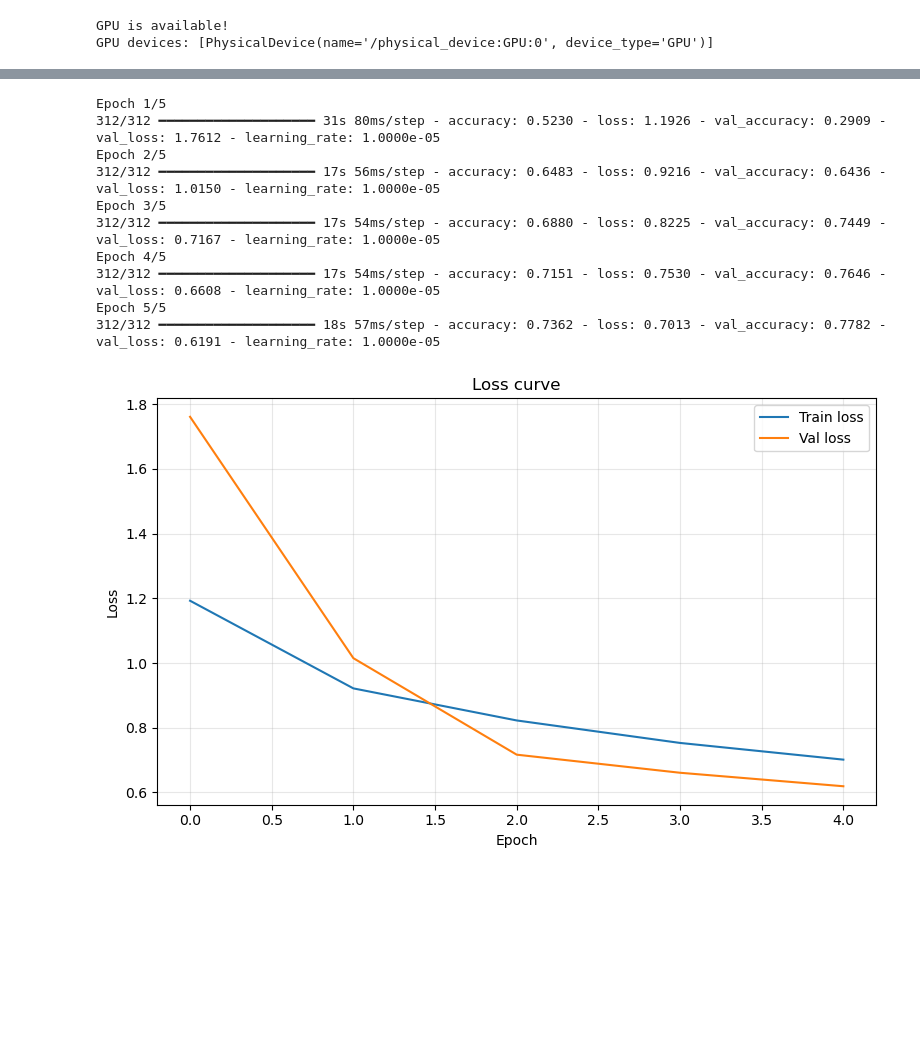
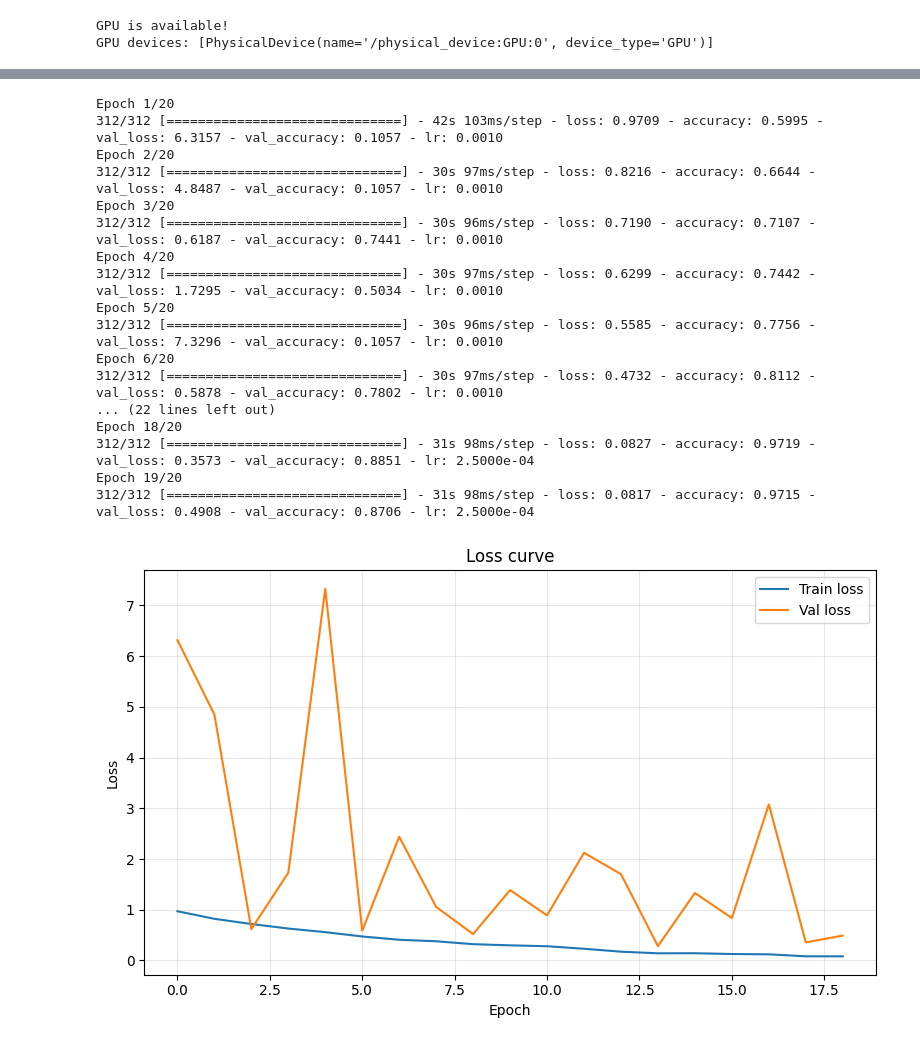
Before and after one commit to ShulimanHossain/CT-Based-Multiclass-Kidney-Disease-Classification-Using-Convolutional-Neural-Networks, a Jupyter notebook: custom_cnn.ipynb, the cells around one changed output, grey strips where cells are left out. Saved outputs shown, nothing was run; the diff lists cells and outputs as text; code cells hidden in the pictures; blank space fills up the shorter version.

Commit message:
Apply the augmentation and class weight

```diff
--- a/custom_cnn.ipynb
+++ b/custom_cnn.ipynb
@@ -30,9 +31,10 @@ input_shape=(224,224,1)
 IMG_SIZE = 224
 BATCH_SIZE = 32
 NUM_CLASSES = 4
-EPOCHS = 5
+EPOCHS = 20
 DATASET_PATH = "CT-KIDNEY-DATASET-Normal-Cyst-Tumor-Stone"
 SEED=42
+AUTOTUNE= tf.data.AUTOTUNE
 np.random.seed(SEED)
 tf.random.set_seed(SEED)
 
@@ -58,13 +60,40 @@ val_data =  image_dataset_from_directory(
     color_mode="grayscale"
 )
 
+
+
 class_names = train_data.class_names
 print("Classes:", class_names)
 NUM_CLASSES = len(class_names)
+data_augmentation = tf.keras.Sequential([
+    tf.keras.layers.RandomFlip("horizontal"),
+    tf.keras.layers.RandomRotation(0.1),
+    tf.keras.layers.RandomZoom(0.1),
+], name="augmentation")
 normalization_layer = tf.keras.layers.Rescaling(1./255)
+train_data = (train_data
+              .map(lambda x, y: (normalization_layer(x), y), num_parallel_calls=AUTOTUNE)
+              .cache()
+              .map(lambda x, y: (data_augmentation(x, training=True), y), num_parallel_calls=AUTOTUNE)
+              .prefetch(AUTOTUNE))
 
-train_data = train_data.map(lambda x, y: (normalization_layer(x), y))
-val_data   = val_data.map(lambda x, y: (normalization_layer(x), y))
+val_data = (val_data
+            .map(lambda x, y: (normalization_layer(x), y), num_parallel_calls=AUTOTUNE)
+            .cache()
+            .prefetch(AUTOTUNE))
+
+all_labels = []
+for _, labels in train_data:
+    all_labels.extend(np.argmax(labels.numpy(), axis=1))
+all_labels = np.array(all_labels)
+
+class_weights = compute_class_weight(
+    class_weight="balanced",
+    classes=np.unique(all_labels),
+    y=all_labels
+)
+class_weight = dict(enumerate(class_weights))
+print("Class weights:", class_weight)
 # %% [output]
 Found 12446 files belonging to 4 classes.
 Using 9957 files for training.
@@ -108,46 +148,54 @@ model=kf.Sequential([
     Dense(256,activation="relu"),
     Dropout(0.5),
     Dense(NUM_CLASSES,activation="softmax")
 ])
 model.compile(
-    optimizer=kf.optimizers.Adam(learning_rate=1e-5),
+    optimizer=kf.optimizers.Adam(learning_rate=1e-3),
     loss="categorical_crossentropy",
     metrics=["accuracy"]
 )
 
 callbacks = [
     EarlyStopping(monitor='val_loss', patience=5, restore_best_weights=True),
     ReduceLROnPlateau(monitor='val_loss', factor=0.5, patience=3, min_lr=1e-7)
 ]
 history = model.fit(
     train_data,
     validation_data=val_data,
     epochs=EPOCHS,
-    callbacks=callbacks
+    callbacks=callbacks,
+    class_weight=class_weight
 )
 
 plt.figure(figsize=(8, 5))
 plt.plot(history.history["loss"],     label="Train loss")
 plt.plot(history.history["val_loss"], label="Val loss")
 plt.xlabel("Epoch")
 plt.ylabel("Loss")
 plt.title("Loss curve")
 plt.legend()
 plt.grid(True, alpha=0.3)
 plt.tight_layout()
 plt.show()
 # %% [output]
-Epoch 1/5
-312/312 ━━━━━━━━━━━━━━━━━━━━ 31s 80ms/step - accuracy: 0.5230 - loss: 1.1926 - val_accuracy: 0.2909 - val_loss: 1.7612 - learning_rate: 1.0000e-05
-Epoch 2/5
-312/312 ━━━━━━━━━━━━━━━━━━━━ 17s 56ms/step - accuracy: 0.6483 - loss: 0.9216 - val_accuracy: 0.6436 - val_loss: 1.0150 - learning_rate: 1.0000e-05
-Epoch 3/5
-312/312 ━━━━━━━━━━━━━━━━━━━━ 17s 54ms/step - accuracy: 0.6880 - loss: 0.8225 - val_accuracy: 0.7449 - val_loss: 0.7167 - learning_rate: 1.0000e-05
-Epoch 4/5
-312/312 ━━━━━━━━━━━━━━━━━━━━ 17s 54ms/step - accuracy: 0.7151 - loss: 0.7530 - val_accuracy: 0.7646 - val_loss: 0.6608 - learning_rate: 1.0000e-05
-Epoch 5/5
-312/312 ━━━━━━━━━━━━━━━━━━━━ 18s 57ms/step - accuracy: 0.7362 - loss: 0.7013 - val_accuracy: 0.7782 - val_loss: 0.6191 - learning_rate: 1.0000e-05
+Epoch 1/20
+312/312 [==============================] - 42s 103ms/step - loss: 0.9709 - accuracy: 0.5995 - val_loss: 6.3157 - val_accuracy: 0.1057 - lr: 0.0010
+Epoch 2/20
+312/312 [==============================] - 30s 97ms/step - loss: 0.8216 - accuracy: 0.6644 - val_loss: 4.8487 - val_accuracy: 0.1057 - lr: 0.0010
+Epoch 3/20
+312/312 [==============================] - 30s 96ms/step - loss: 0.7190 - accuracy: 0.7107 - val_loss: 0.6187 - val_accuracy: 0.7441 - lr: 0.0010
+Epoch 4/20
+312/312 [==============================] - 30s 97ms/step - loss: 0.6299 - accuracy: 0.7442 - val_loss: 1.7295 - val_accuracy: 0.5034 - lr: 0.0010
+Epoch 5/20
+312/312 [==============================] - 30s 96ms/step - loss: 0.5585 - accuracy: 0.7756 - val_loss: 7.3296 - val_accuracy: 0.1057 - lr: 0.0010
+Epoch 6/20
+312/312 [==============================] - 30s 97ms/step - loss: 0.4732 - accuracy: 0.8112 - val_loss: 0.5878 - val_accuracy: 0.7802 - lr: 0.0010
+... (22 lines left out)
+Epoch 18/20
+312/312 [==============================] - 31s 98ms/step - loss: 0.0827 - accuracy: 0.9719 - val_loss: 0.3573 - val_accuracy: 0.8851 - lr: 2.5000e-04
+Epoch 19/20
+312/312 [==============================] - 31s 98ms/step - loss: 0.0817 - accuracy: 0.9715 - val_loss: 0.4908 - val_accuracy: 0.8706 - lr: 2.5000e-04
-[figure, old version]
+[figure, new version]
 # %%
 #   Accuracy curve
 plt.figure(figsize=(8, 5))
```
Also changed, not shown: parts of 4 cells of this notebook.
